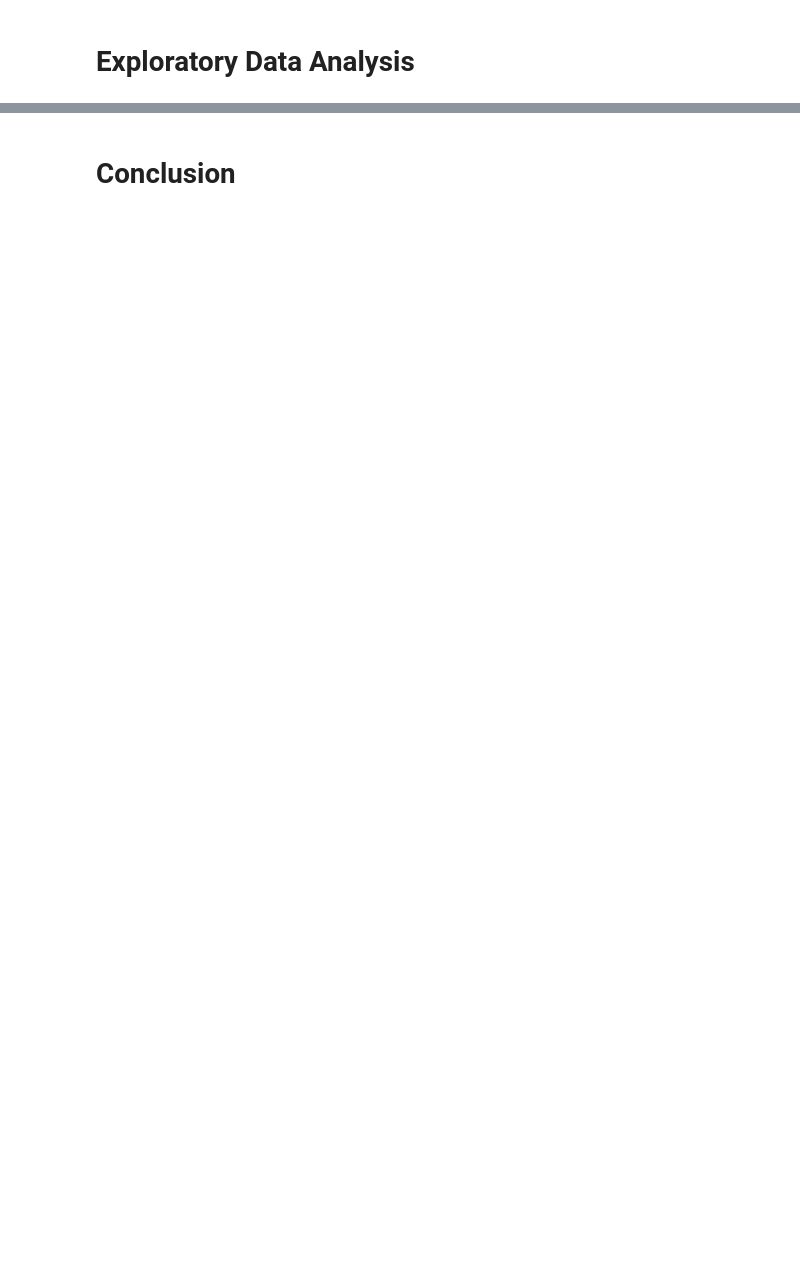
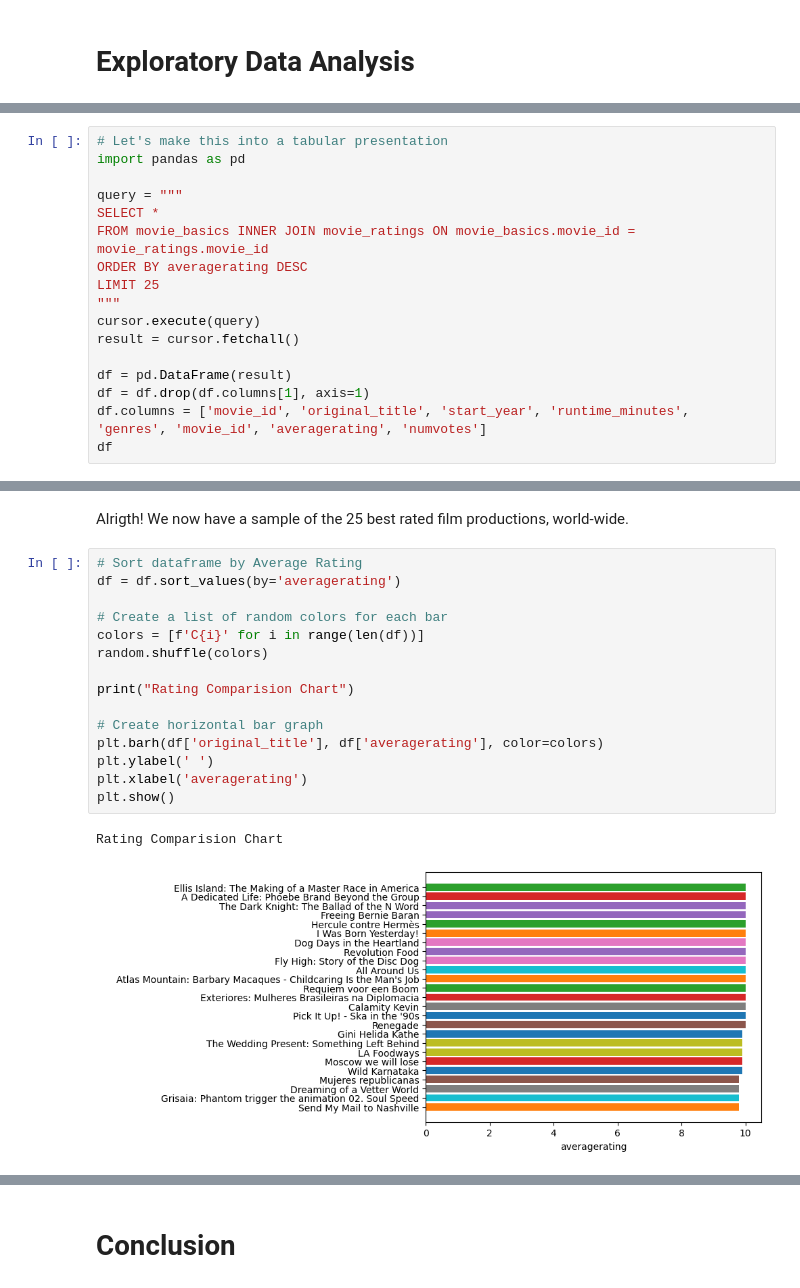
Before and after one commit to rafvrab/Microsoft_Film_Proposal, a Jupyter notebook: Notebook.ipynb, the cells around one changed output, grey strips where cells are left out. Saved outputs shown, nothing was run; the diff lists cells and outputs as text; blank space fills up the shorter version.

```diff
--- a/Notebook.ipynb
+++ b/Notebook.ipynb
@@ -8,0 +137,17 @@
+# %%
+# Let's make this into a tabular presentation
+import pandas as pd
+
+query = """
+SELECT *
+FROM movie_basics INNER JOIN movie_ratings ON movie_basics.movie_id = movie_ratings.movie_id
+ORDER BY averagerating DESC
+LIMIT 25
+"""
+cursor.execute(query)
+result = cursor.fetchall()
+
+df = pd.DataFrame(result)
+df = df.drop(df.columns[1], axis=1)
+df.columns = ['movie_id', 'original_title', 'start_year', 'runtime_minutes', 'genres', 'movie_id', 'averagerating', 'numvotes']
+df
@@ -8,0 +172,20 @@
+# %% [markdown]
+Alrigth! We now have a sample of the 25 best rated film productions, world-wide.
+# %%
+# Sort dataframe by Average Rating
+df = df.sort_values(by='averagerating')
+
+# Create a list of random colors for each bar
+colors = [f'C{i}' for i in range(len(df))]
+random.shuffle(colors)
+
+print("Rating Comparision Chart")
+
+# Create horizontal bar graph
+plt.barh(df['original_title'], df['averagerating'], color=colors)
+plt.ylabel(' ')
+plt.xlabel('averagerating')
+plt.show()
+# %% [output]
+Rating Comparision Chart
+[figure, added]
```
Also changed, not shown: parts of 65 cells of this notebook, 1 other file.
